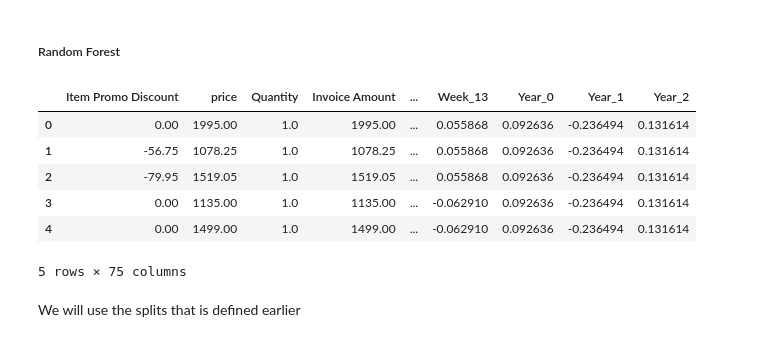
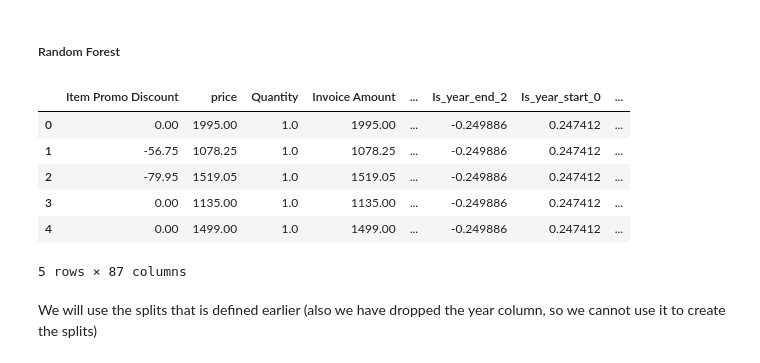
Before and after one commit to akshaypt7/amazon_sales_prediction, a Jupyter notebook: project_01_06_embedding_using_fast_ai.ipynb, the cells around one changed output. Drawn from its saved outputs; the diff is of its cells as text; code cells hidden in the pictures.

```diff
--- a/project_01_06_embedding_using_fast_ai.ipynb
+++ b/project_01_06_embedding_using_fast_ai.ipynb
@@ -373,12 +189,0 @@ Embedding(47, 14)
-# %%
-new_df = pd.DataFrame()
-
-embedding = learner.model.embeds[0]
-to.items['Asin'] = torch.tensor(to.items['Asin'].values).to(device).long()
-
-new_column = embedding(tensor(to.items['Asin']))
-new_column = new_column.detach().numpy()
-column = 'Asin'
-
-for e_dim in range(embedding.embedding_dim):
-  new_df[column+f'_{e_dim}'] = new_column[:,e_dim]
@@ -411,13 +202,15 @@ embedding_cols = ['Asin','hour','Dayofweek','Month','Day','Week','Year']
 # %%
 new_df = pd.DataFrame()
 
-for i,col in enumerate(embedding_cols):
-  embedding = learner.model.embeds[i]
+for i,col in enumerate(cat):
+  embedding = learner_emb.model.embeds[i]
 
-  to.items[col] = torch.tensor(to.items[col].values).to(device).long()
-  print(col)
-  new_column = embedding(tensor(to.items[col]))
+  to_emb.items[col] = torch.tensor(to_emb.items[col].values).to(device).long()
+
+  new_column = embedding(tensor(to_emb.items[col]))
   new_column = new_column.detach().numpy()
+
+
 
 
   for e_dim in range(embedding.embedding_dim):
@@ -453,6 +226,7 @@ df_main.shape
 # %%
+df = df_main.copy()
 for col in new_df.columns:
-  df_main[col] = new_df[col]
+  df[col] = new_df[col]
 
-for old_columns in embedding_cols:
-  df_main.drop(old_columns,axis=1,inplace=True)
+for old_columns in cat:
+  df.drop(old_columns,axis=1,inplace=True)
@@ -462,0 +239,6 @@ df_main.shape
+# %%
+def open_test_data():
+    return open('/content/drive/MyDrive/bluebook/df_with_embeddings.pkl', 'rb')
+
+with open_test_data() as f:
+    df = pickle.load(f)
@@ -517,15 +304,15 @@ MAE(targs,preds)
 # %% [markdown]
 ##### Random Forest
 # %%
-df_main.head()
+df.head()
 # %% [output]
-|  | Item Promo Discount | price | Quantity | Invoice Amount | ... | Week_13 | Year_0 | Year_1 | Year_2 |
-| 0 | 0.00 | 1995.00 | 1.0 | 1995.00 | ... | 0.055868 | 0.092636 | -0.236494 | 0.131614 |
-| 1 | -56.75 | 1078.25 | 1.0 | 1078.25 | ... | 0.055868 | 0.092636 | -0.236494 | 0.131614 |
-| 2 | -79.95 | 1519.05 | 1.0 | 1519.05 | ... | 0.055868 | 0.092636 | -0.236494 | 0.131614 |
-| 3 | 0.00 | 1135.00 | 1.0 | 1135.00 | ... | -0.062910 | 0.092636 | -0.236494 | 0.131614 |
-| 4 | 0.00 | 1499.00 | 1.0 | 1499.00 | ... | -0.062910 | 0.092636 | -0.236494 | 0.131614 |
+|  | Item Promo Discount | price | Quantity | Invoice Amount | ... | Is_year_end_2 | Is_year_start_0 | ... |
+| 0 | 0.00 | 1995.00 | 1.0 | 1995.00 | ... | -0.249886 | 0.247412 | ... |
+| 1 | -56.75 | 1078.25 | 1.0 | 1078.25 | ... | -0.249886 | 0.247412 | ... |
+| 2 | -79.95 | 1519.05 | 1.0 | 1519.05 | ... | -0.249886 | 0.247412 | ... |
+| 3 | 0.00 | 1135.00 | 1.0 | 1135.00 | ... | -0.249886 | 0.247412 | ... |
+| 4 | 0.00 | 1499.00 | 1.0 | 1499.00 | ... | -0.249886 | 0.247412 | ... |
-5 rows × 75 columns
+5 rows × 87 columns
 # %%
 procs = [Categorify, FillMissing]
 # %%
@@ -535,3 +322,3 @@ cont, cat = cont_cat_split( df_main,1,dep_var= dep_var)
 # %% [markdown]
-We will use the splits that is defined earlier
+We will use the splits that is defined earlier (also we have dropped the year column, so we cannot use it to create the splits)
 # %%
```
Also changed, not shown: parts of 81 cells of this notebook.
